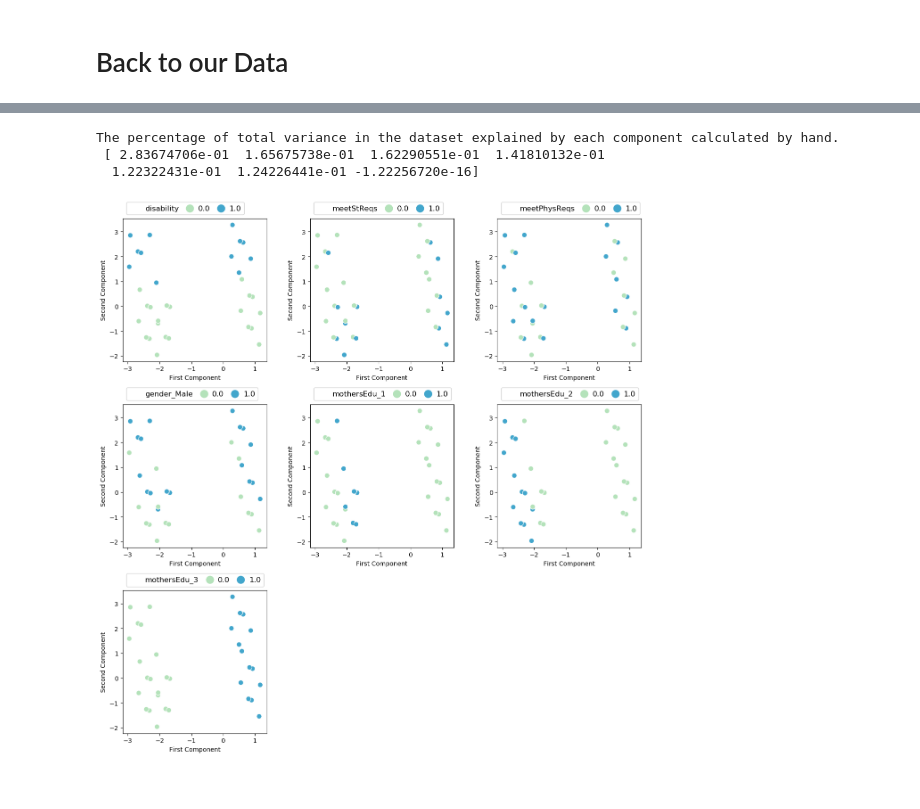
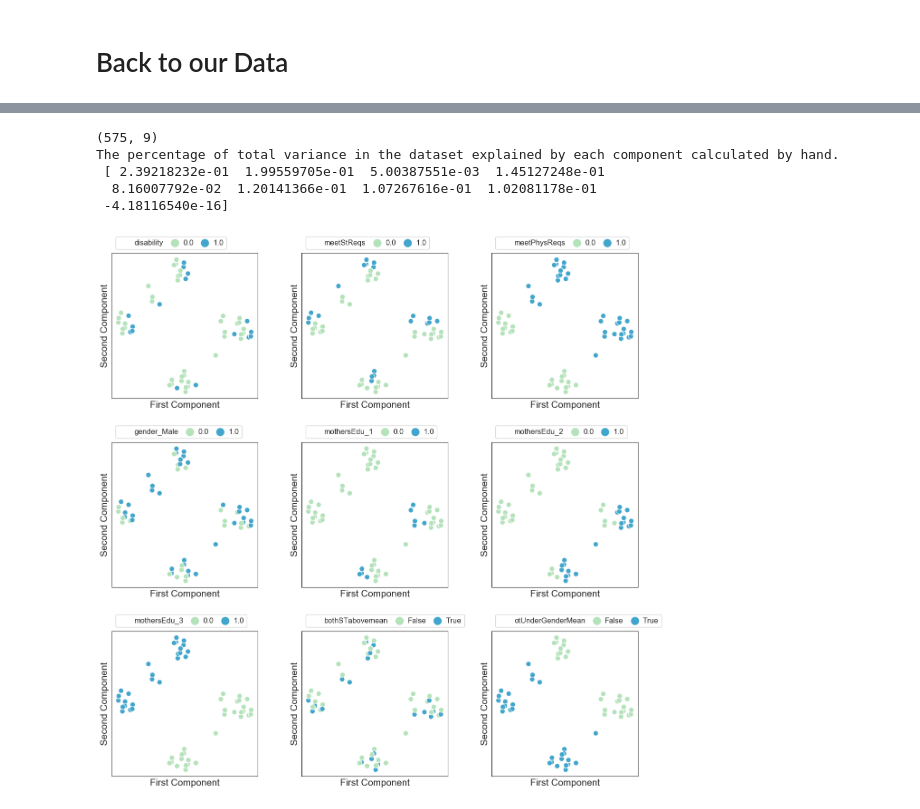
Before and after one commit to conditg/predicting-disruption, a Jupyter notebook: PredictingDisruption.ipynb, the cells around one changed output, grey strips where cells are left out. Cells and saved outputs as stored; diff of their text form; code cells hidden in the pictures.

Commit message:
latest charts

```diff
--- a/PredictingDisruption.ipynb
+++ b/PredictingDisruption.ipynb
@@ -95,6 +97,8 @@ g = sns.PairGrid(df[['express', 'comply', 'disrupt', 'allSocialSkills']])
 g = g.map_upper(plt.scatter)
 g = g.map_lower(sns.kdeplot, cmap="Blues_d")
 g = g.map_diag(sns.kdeplot, lw=3, legend=False)
+sns.set_style("white")
+sns.set_style("ticks")
 plt.show()
 # %% [output]
 [figure]
@@ -160,0 +165,17 @@ Chosen coefficients (features with zero can be removed):
+# %%
+sns.set_style("white")
+sns.set_style("ticks")
+plt.figure(figsize=[15,5])
+plt.subplot(121)
+plt.title('True Scale')
+plt.hist(df[df.mothersEdu_3==1]['allSocialSkills'], alpha=.5, label='14+ years')
+plt.hist(df[df.mothersEdu_2==1]['allSocialSkills'], alpha=.5, label='11-13 years')
+plt.hist(df[df.mothersEdu_1==1]['allSocialSkills'], alpha=.5, label='<= 10 years')
+plt.legend(fontsize=15)
+plt.subplot(122)
+plt.title('Normalized Scale')
+plt.hist(df[df.mothersEdu_3==1]['allSocialSkills'], alpha=.5, label='14+ years', density=True)
+plt.hist(df[df.mothersEdu_2==1]['allSocialSkills'], alpha=.5, label='11-13 years', density=True)
+plt.hist(df[df.mothersEdu_1==1]['allSocialSkills'], alpha=.5, label='<= 10 years', density=True)
+plt.legend(fontsize=15)
+plt.show()
@@ -834,6 +867,14 @@ explode(comp1, comp2)
 # %%
 pcacols = df[['disability', 'meetStReqs', 'meetPhysReqs', 'gender_Male',
        'mothersEdu_1', 'mothersEdu_2', 'mothersEdu_3']].astype('float')
+
+#create a couple more:
+
+pcacols['bothSTabovemean'] = (df.tvTime < np.mean(df.tvTime)) & (df.cpuTime > np.mean(df.cpuTime))
+boysmeanOT = np.mean(df[df.gender_Male==1]['outdoorTime'])
+girlsmeanOT = np.mean(df[df.gender_Male==0]['outdoorTime'])
+pcacols['otUnderGenderMean'] = np.where(df.gender_Male==1,df.outdoorTime < boysmeanOT,df.outdoorTime <girlsmeanOT)
+
 X = StandardScaler().fit_transform(pcacols)
 eig_val_cov, eig_vec_cov = np.linalg.eig(np.cov(X.T))
 print(
@@ -842,27 +883,34 @@ print(
     eig_val_cov / sum(eig_val_cov)
 )
 # %% [output]
+(575, 9)
 The percentage of total variance in the dataset explained by each component calculated by hand.
- [ 2.83674706e-01  1.65675738e-01  1.62290551e-01  1.41810132e-01
-  1.22322431e-01  1.24226441e-01 -1.22256720e-16]
+ [ 2.39218232e-01  1.99559705e-01  5.00387551e-03  1.45127248e-01
+  8.16007792e-02  1.20141366e-01  1.07267616e-01  1.02081178e-01
+ -4.18116540e-16]
+# %%
+for i in range(len(pcacols.columns)):
+    df['binComp'+str(i+1)] = eig_vec_cov[:,i].T.dot(X.T)
 # %%
 #for the sake of graphing:
 pcacols['comp1']= eig_vec_cov[:,0].T.dot(X.T)
 pcacols['comp2'] = eig_vec_cov[:,1].T.dot(X.T)
 # %%
 fig= plt.figure(figsize=[15,15])
-
-for i,col in enumerate(pcacols.columns[:7]):
+sns.set_style("white")
+sns.set_style("ticks")
+for i,col in enumerate(pcacols.columns[:9]):
     fig.add_subplot(3,3,i+1)
     g =sns.scatterplot(x='comp1', y='comp2', hue=col, data=pcacols,
             s=65, marker='o', legend='brief', palette='GnBu')
     g.legend(loc='lower left',bbox_to_anchor=(0, 1), ncol=3, markerscale=2, columnspacing=.5, handletextpad=.1, fontsize=12)
     plt.xlabel('First Component')
     plt.ylabel('Second Component')
-    #plt.yticks([np.min(comp2),0,np.max(comp2)])
-    #plt.xticks([np.min(comp1),0,np.max(comp1)])
-    #plt.title(col)
+    #plt.yticks([np.min(pcacols.comp2),0,np.max(pcacols.comp2)])
+    #plt.xticks([np.min(pcacols.comp1),0,np.max(pcacols.comp1)])
+    plt.xticks([])
+    plt.yticks([])
 plt.subplots_adjust(wspace=.3, hspace=.3)
 plt.show()
 # %% [output]
-[figure, old version]
+[figure, new version]
```
Also changed, not shown: parts of 29 cells of this notebook.
